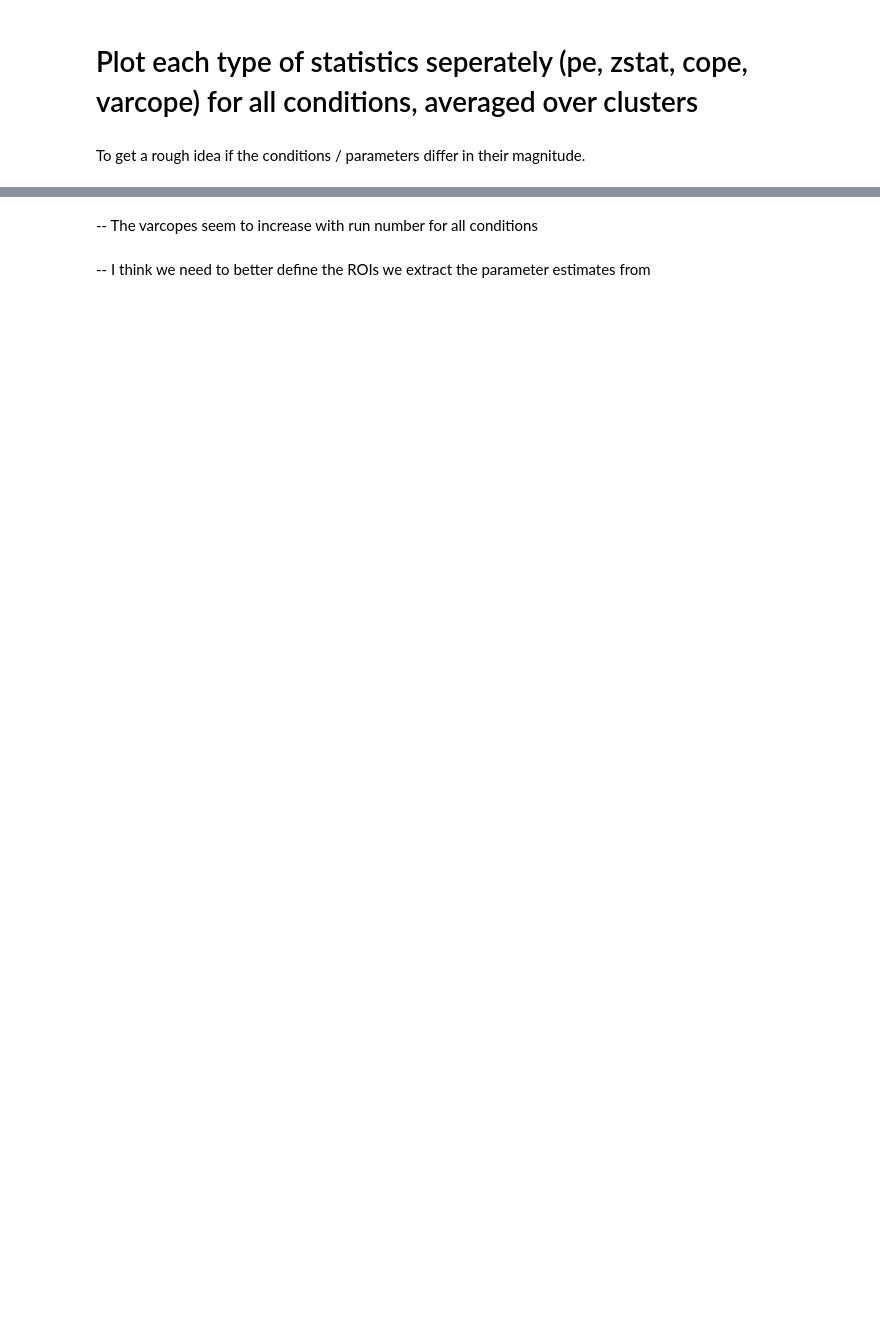
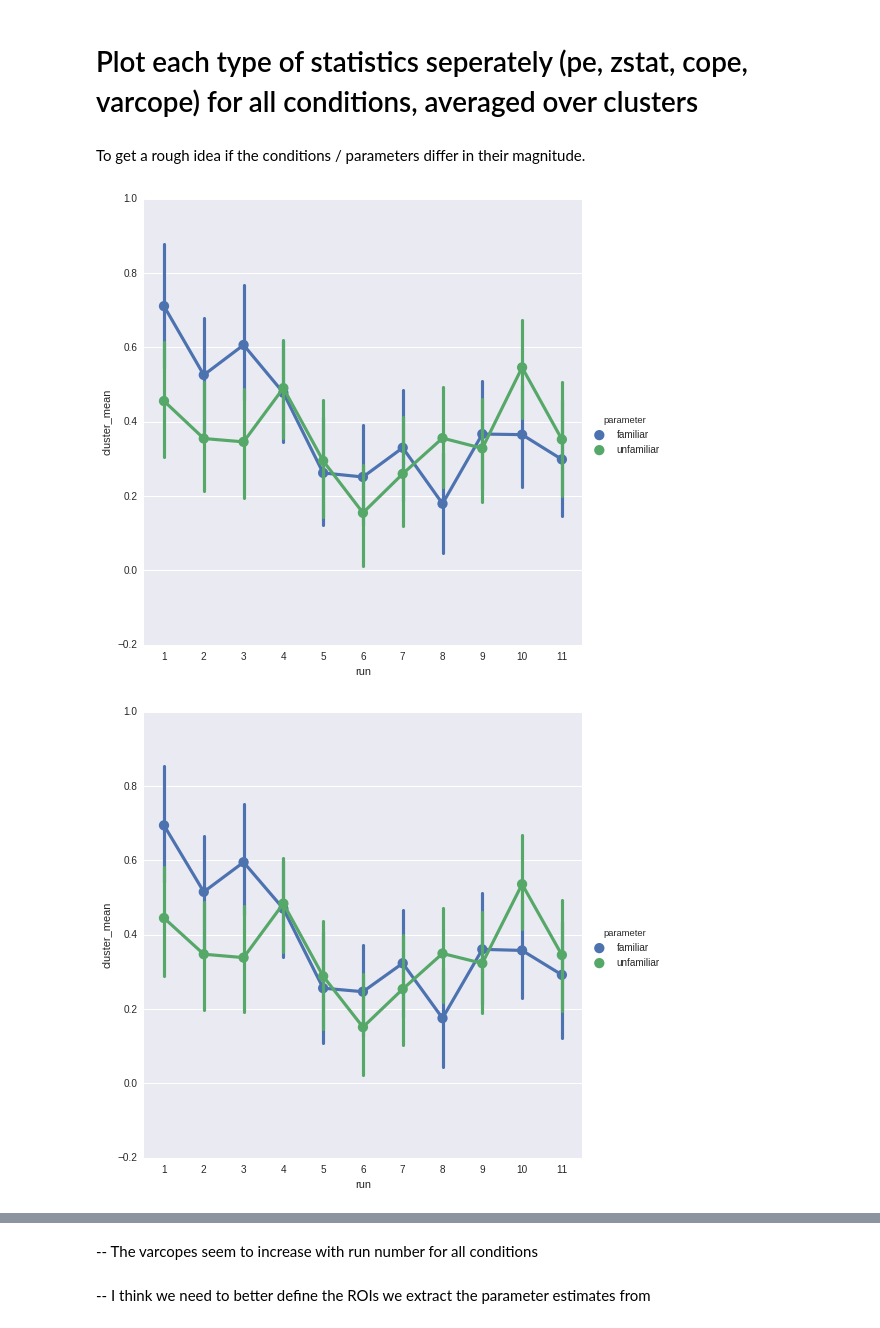
Before and after one commit to oliver-contier/famface-temporal-dynamics, a Jupyter notebook: notebooks/plot_mean_betas.ipynb, the cells around one changed output, grey strips where cells are left out. Saved outputs shown, nothing was run; the diff lists cells and outputs as text; code cells hidden in the pictures; blank space fills up the shorter version.

```diff
--- a/notebooks/plot_mean_betas.ipynb
+++ b/notebooks/plot_mean_betas.ipynb
@@ -78,3 +80,13 @@ print(df_all.tail())
 # Plot each type of statistics seperately (pe, zstat, cope, varcope) for all conditions, averaged over clusters
 # %% [markdown]
 To get a rough idea if the conditions / parameters differ in their magnitude.
+# %%
+# average over all clusters
+
+for stat in ['tstat', 'zstat', 'cope', 'varcope']:
+    ax_av = sns.factorplot('run', hue='parameter', y='cluster_mean',
+                        data=df_all[(df_all.stats==stat)][(df_all.parameter == 'familiar') | (df_all.parameter=='unfamiliar')],
+                        kind='point', size=7)
+# %% [output]
+[figure, added]
+[figure, added]
```
Also changed, not shown: parts of 9 cells of this notebook.
